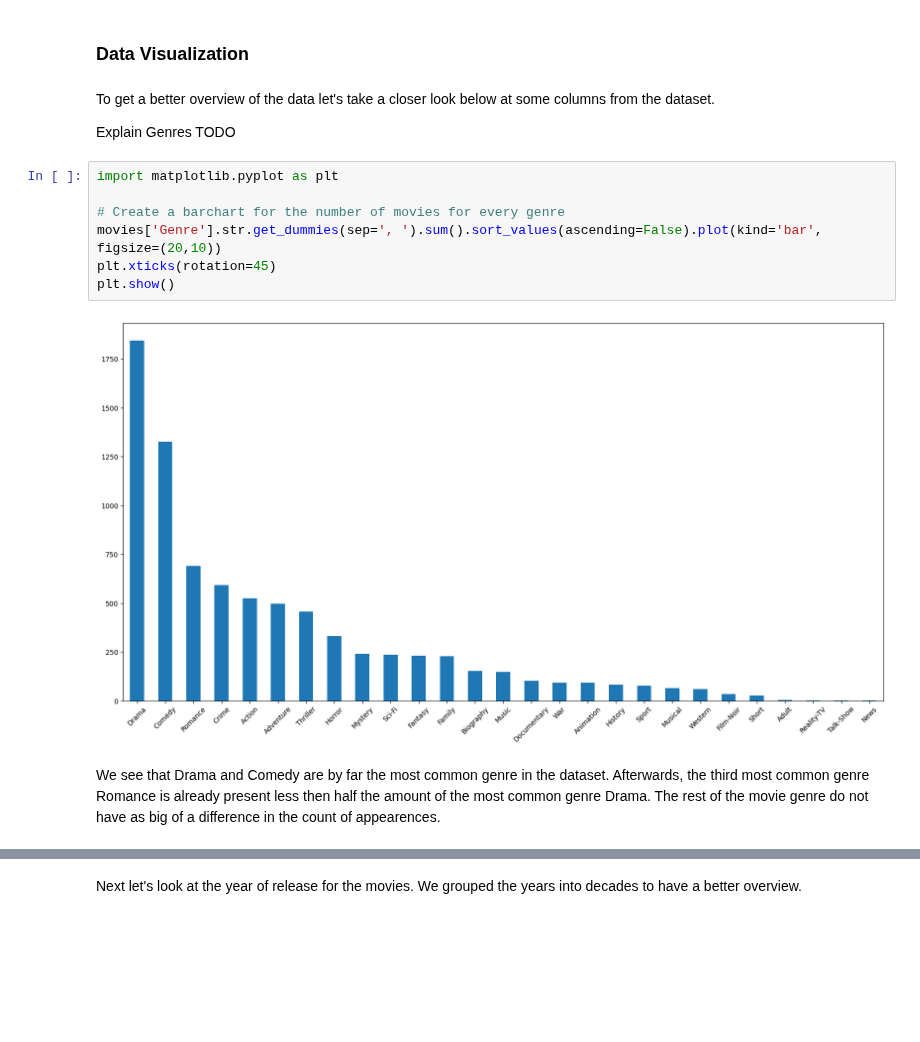
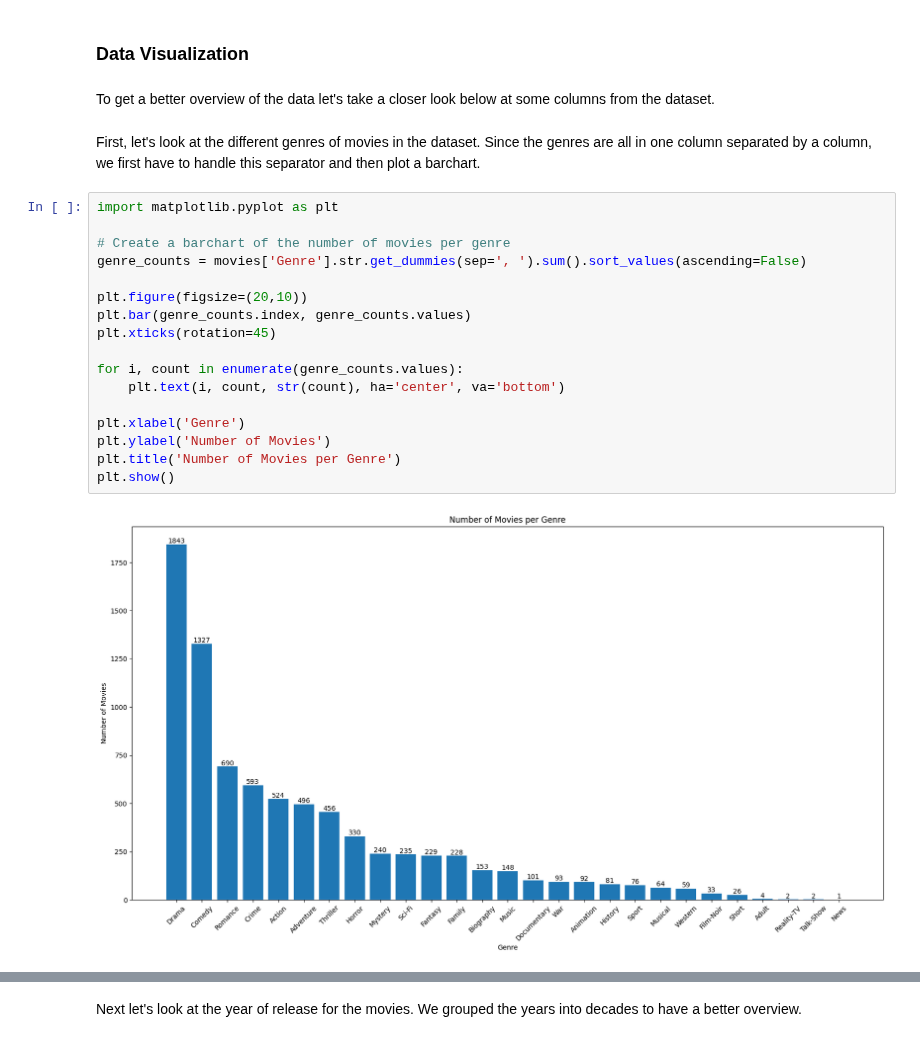
Before and after one commit to FabioArdi/morebo, a Jupyter notebook: final.ipynb, the cells around one changed output, grey strips where cells are left out. Saved outputs shown, nothing was run; the diff lists cells and outputs as text; blank space fills up the shorter version.

```diff
--- a/final.ipynb
+++ b/final.ipynb
@@ -173,16 +173,24 @@ The ratings dataset contains 4 columns.
 ### Data Visualization
 # %% [markdown]
 To get a better overview of the data let's take a closer look below at some columns from the dataset.
-
-Explain Genres TODO
+# %% [markdown]
+First, let's look at the different genres of movies in the dataset. Since the genres are all in one column separated by a column, we first have to handle this separator and then plot a barchart.
 # %%
 import matplotlib.pyplot as plt
 
-# Create a barchart for the number of movies for every genre
-movies['Genre'].str.get_dummies(sep=', ').sum().sort_values(ascending=False).plot(kind='bar', figsize=(20,10))
+# Create a barchart of the number of movies per genre
+genre_counts = movies['Genre'].str.get_dummies(sep=', ').sum().sort_values(ascending=False)
+
+plt.figure(figsize=(20,10))
+plt.bar(genre_counts.index, genre_counts.values)
 plt.xticks(rotation=45)
+
+for i, count in enumerate(genre_counts.values):
+    plt.text(i, count, str(count), ha='center', va='bottom')
+
+plt.xlabel('Genre')
+plt.ylabel('Number of Movies')
+plt.title('Number of Movies per Genre')
 plt.show()
 # %% [output]
-[figure, old version]
+[figure, new version]
-# %% [markdown]
-We see that Drama and Comedy are by far the most common genre in the dataset. Afterwards, the third most common genre Romance is already present less then half the amount of the most common genre Drama. The rest of the movie genre do not have as big of a difference in the count of appearences.
```
Also changed, not shown: parts of 17 cells of this notebook.
